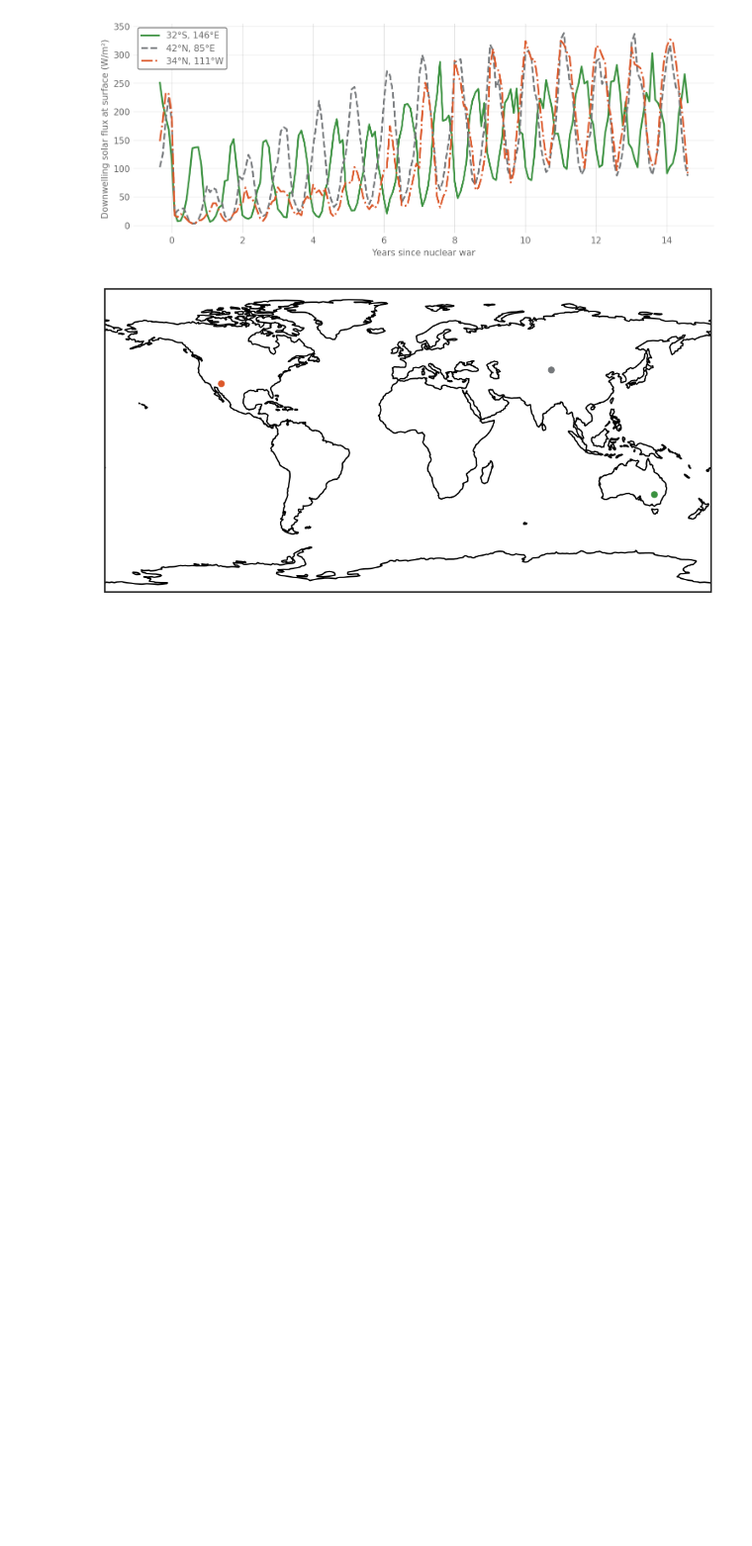
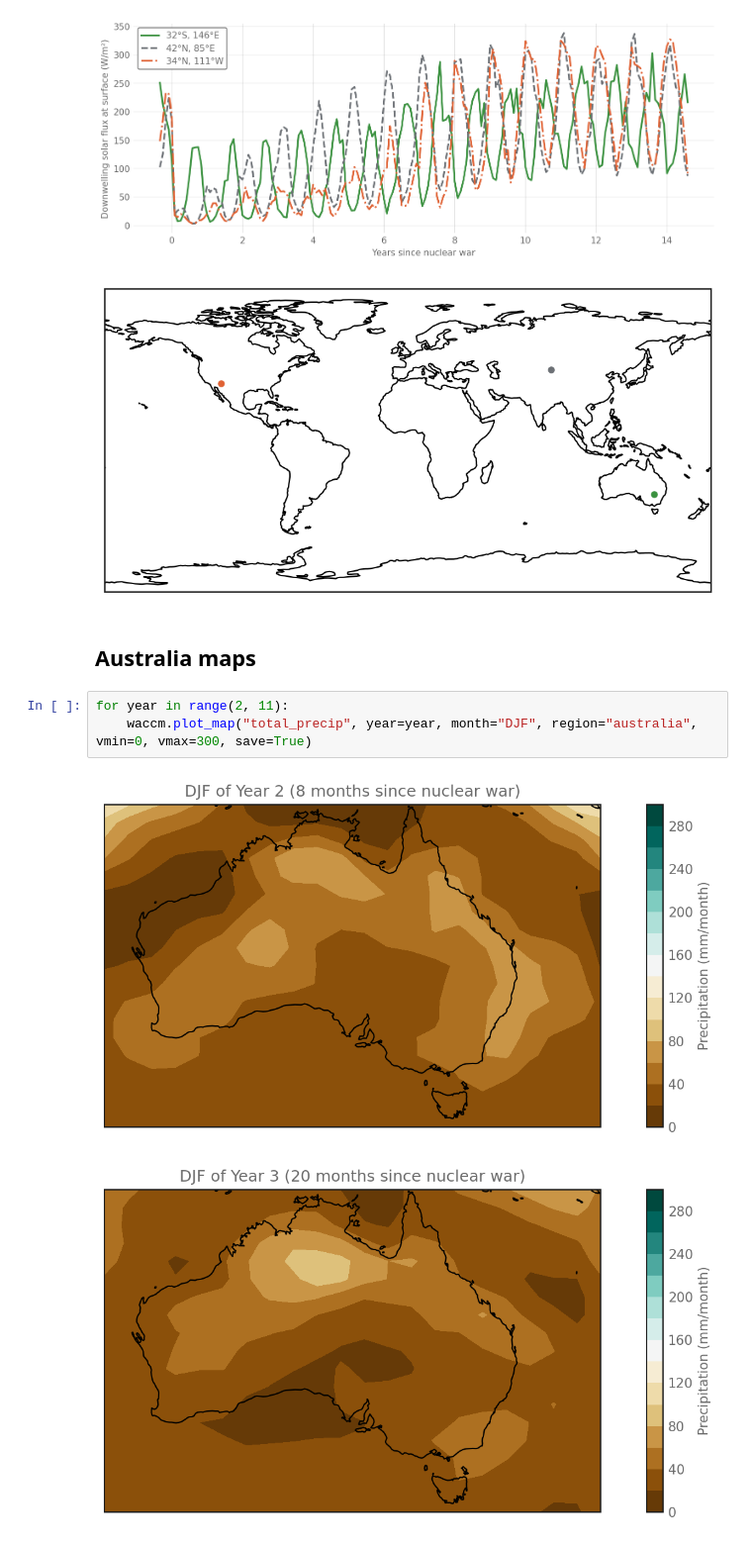
Before and after one commit to allfed/Renewables-Nuclear-Winter, a Jupyter notebook: scripts/Explore.ipynb, the cells around one changed output. Shown at 99% size. Drawn from its saved outputs; the diff is of its cells as text; blank space fills up the shorter version.

Commit message:
australia maps

```diff
--- a/scripts/Explore.ipynb
+++ b/scripts/Explore.ipynb
@@ -54,3 +54,11 @@ waccm.plot_time_series_location("FSDS", lat=[-32, 42, 34], lon=[146, 85, -111])
 # %% [output]
 [figure]
 [figure]
+# %% [markdown]
+## Australia maps
+# %%
+for year in range(2, 11):
+    waccm.plot_map("total_precip", year=year, month="DJF", region="australia", vmin=0, vmax=300, save=True)
+# %% [output]
+[figure, added]
+[figure, added]
```
Also changed, not shown: parts of 2 cells of this notebook, 3 other files.
